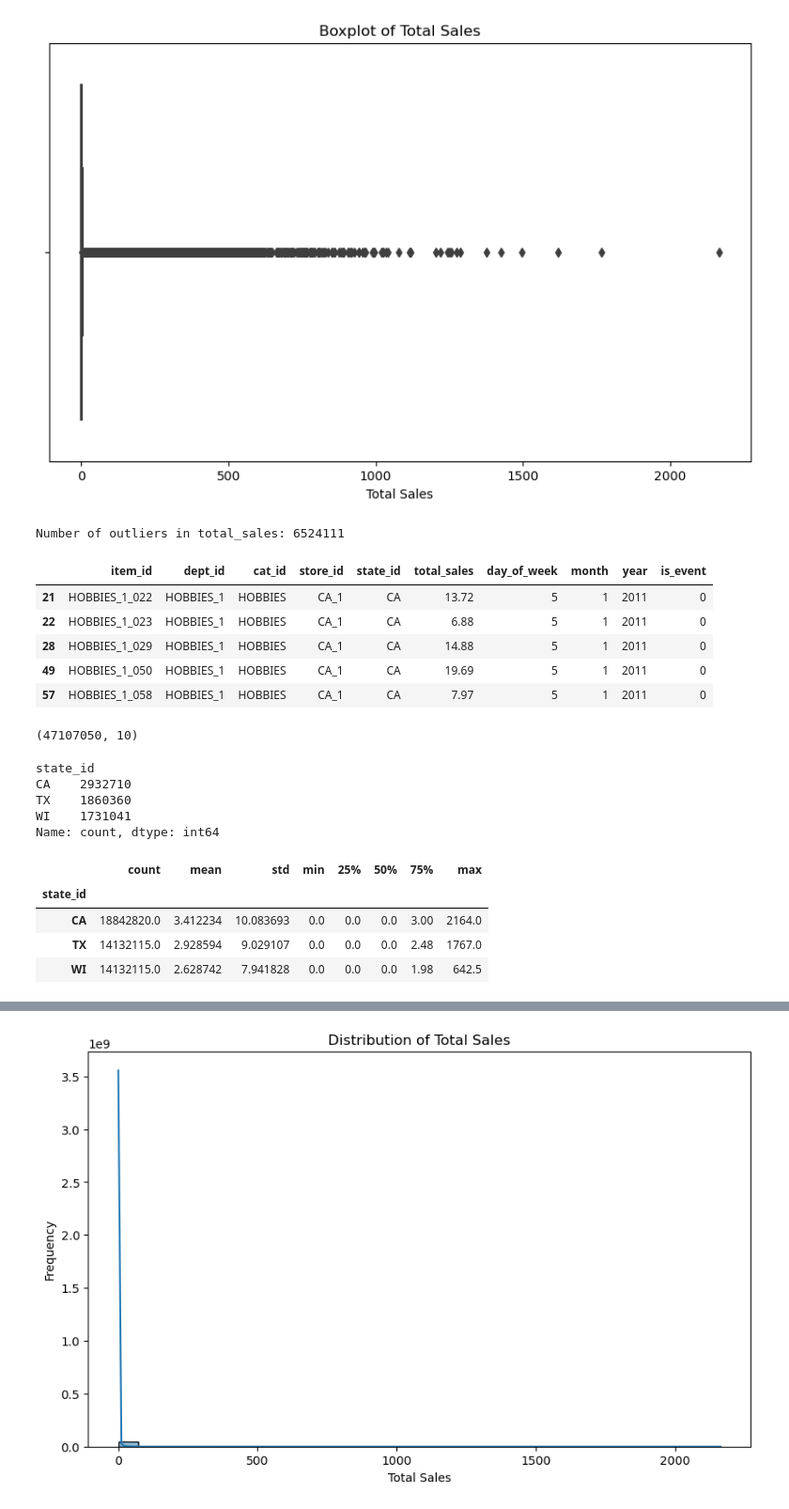
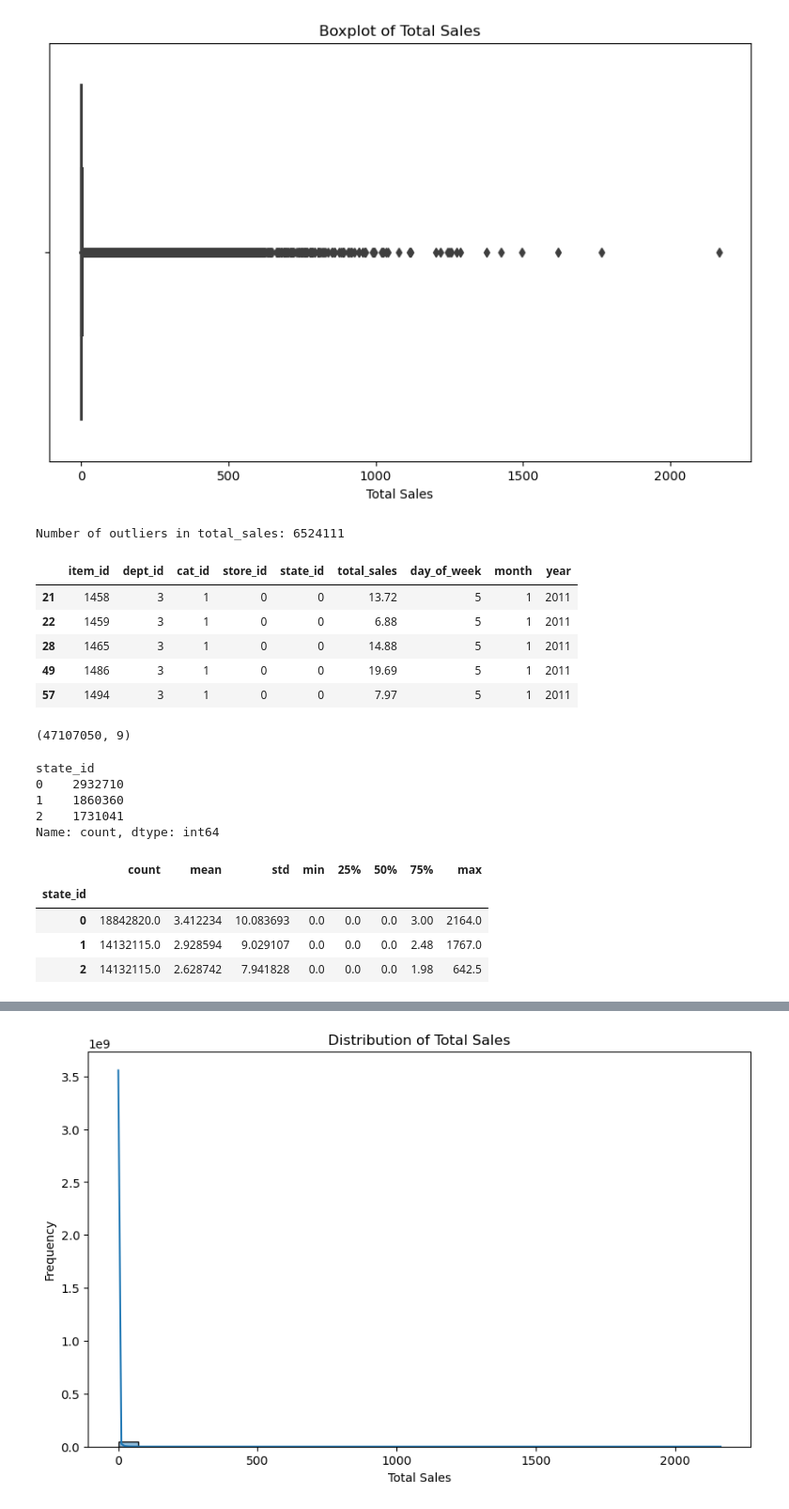
Before and after one commit to DrishyaChuke/Sales-Forecasting-API, a Jupyter notebook: notebooks/EDA-DataCleaning.ipynb, the cells around one changed output, grey strips where cells are left out. Shown: that part at 94% size. Drawn from its saved outputs; the diff is of its cells as text; code cells hidden in the pictures.

```diff
--- a/notebooks/EDA-DataCleaning.ipynb
+++ b/notebooks/EDA-DataCleaning.ipynb
@@ -15,5 +15,5 @@ from scipy.stats import boxcox
 path ='/Users/vega7unk/Documents/3rd_Sem_DSI/Adv_ML/AT2/Project/adv_mla_at2/data'
 
 # sales_data = pd.read_csv(f'{path}/df_eda.csv')
-df_cleaned = pd.read_csv(f'{path}/df_cleaned.csv')
-# CAT_df_cleaned = pd.read_csv(f'{path}/df_cleaned_CATdtype.csv')
+sales_data = pd.read_csv(f'{path}/df_cleaned.csv')
+CAT_df_cleaned = pd.read_csv(f'{path}/df_cleaned_CATdtype.csv')
@@ -102,53 +227,55 @@ plt.xlabel('Total Sales')
 plt.show()
 # %% [output]
 [figure]
+# %%
+df = sales_data.copy()
 # %%
 # Calculate Q1 (25th percentile) and Q3 (75th percentile)
-Q1 = sales_data['total_sales'].quantile(0.25)
-Q3 = sales_data['total_sales'].quantile(0.75)
+Q1 = df['total_sales'].quantile(0.25)
+Q3 = df['total_sales'].quantile(0.75)
 
 # Calculate IQR
 IQR = Q3 - Q1
 
 # Define lower and upper bounds for outliers
 lower_bound = Q1 - 1.5 * IQR
 upper_bound = Q3 + 1.5 * IQR
 
 # Find outliers
-outliers = sales_data[(sales_data['total_sales'] < lower_bound) | (sales_data['total_sales'] > upper_bound)]
+outliers = df[(df['total_sales'] < lower_bound) | (df['total_sales'] > upper_bound)]
 
 # Display the number of outliers
 print(f"Number of outliers in total_sales: {outliers.shape[0]}")
 
 # Display a few outliers
 outliers.head()
 # %% [output]
 Number of outliers in total_sales: 6524111
-|  | item_id | dept_id | cat_id | store_id | state_id | total_sales | day_of_week | month | year | is_event |
-| 21 | HOBBIES_1_022 | HOBBIES_1 | HOBBIES | CA_1 | CA | 13.72 | 5 | 1 | 2011 | 0 |
-| 22 | HOBBIES_1_023 | HOBBIES_1 | HOBBIES | CA_1 | CA | 6.88 | 5 | 1 | 2011 | 0 |
-| 28 | HOBBIES_1_029 | HOBBIES_1 | HOBBIES | CA_1 | CA | 14.88 | 5 | 1 | 2011 | 0 |
-| 49 | HOBBIES_1_050 | HOBBIES_1 | HOBBIES | CA_1 | CA | 19.69 | 5 | 1 | 2011 | 0 |
-| 57 | HOBBIES_1_058 | HOBBIES_1 | HOBBIES | CA_1 | CA | 7.97 | 5 | 1 | 2011 | 0 |
+|  | item_id | dept_id | cat_id | store_id | state_id | total_sales | day_of_week | month | year |
+| 21 | 1458 | 3 | 1 | 0 | 0 | 13.72 | 5 | 1 | 2011 |
+| 22 | 1459 | 3 | 1 | 0 | 0 | 6.88 | 5 | 1 | 2011 |
+| 28 | 1465 | 3 | 1 | 0 | 0 | 14.88 | 5 | 1 | 2011 |
+| 49 | 1486 | 3 | 1 | 0 | 0 | 19.69 | 5 | 1 | 2011 |
+| 57 | 1494 | 3 | 1 | 0 | 0 | 7.97 | 5 | 1 | 2011 |
 # %%
-sales_data.shape
+df.shape
 # %% [output]
-(47107050, 10)
+(47107050, 9)
 # %%
 outliers['state_id'].value_counts()
 # %% [output]
 state_id
-CA    2932710
-TX    1860360
-WI    1731041
+0    2932710
+1    1860360
+2    1731041
 Name: count, dtype: int64
 # %%
-sales_by_state = sales_data.groupby('state_id')['total_sales'].describe()
+sales_by_state = df.groupby('state_id')['total_sales'].describe()
 sales_by_state
 # %% [output]
 |  | count | mean | std | min | 25% | 50% | 75% | max |
 | state_id |  |  |  |  |  |  |  |  |
-| CA | 18842820.0 | 3.412234 | 10.083693 | 0.0 | 0.0 | 0.0 | 3.00 | 2164.0 |
-| TX | 14132115.0 | 2.928594 | 9.029107 | 0.0 | 0.0 | 0.0 | 2.48 | 1767.0 |
-| WI | 14132115.0 | 2.628742 | 7.941828 | 0.0 | 0.0 | 0.0 | 1.98 | 642.5 |
+| 0 | 18842820.0 | 3.412234 | 10.083693 | 0.0 | 0.0 | 0.0 | 3.00 | 2164.0 |
+| 1 | 14132115.0 | 2.928594 | 9.029107 | 0.0 | 0.0 | 0.0 | 2.48 | 1767.0 |
+| 2 | 14132115.0 | 2.628742 | 7.941828 | 0.0 | 0.0 | 0.0 | 1.98 | 642.5 |
 # %%
```
Also changed, not shown: parts of 29 cells of this notebook, 20 other files.
